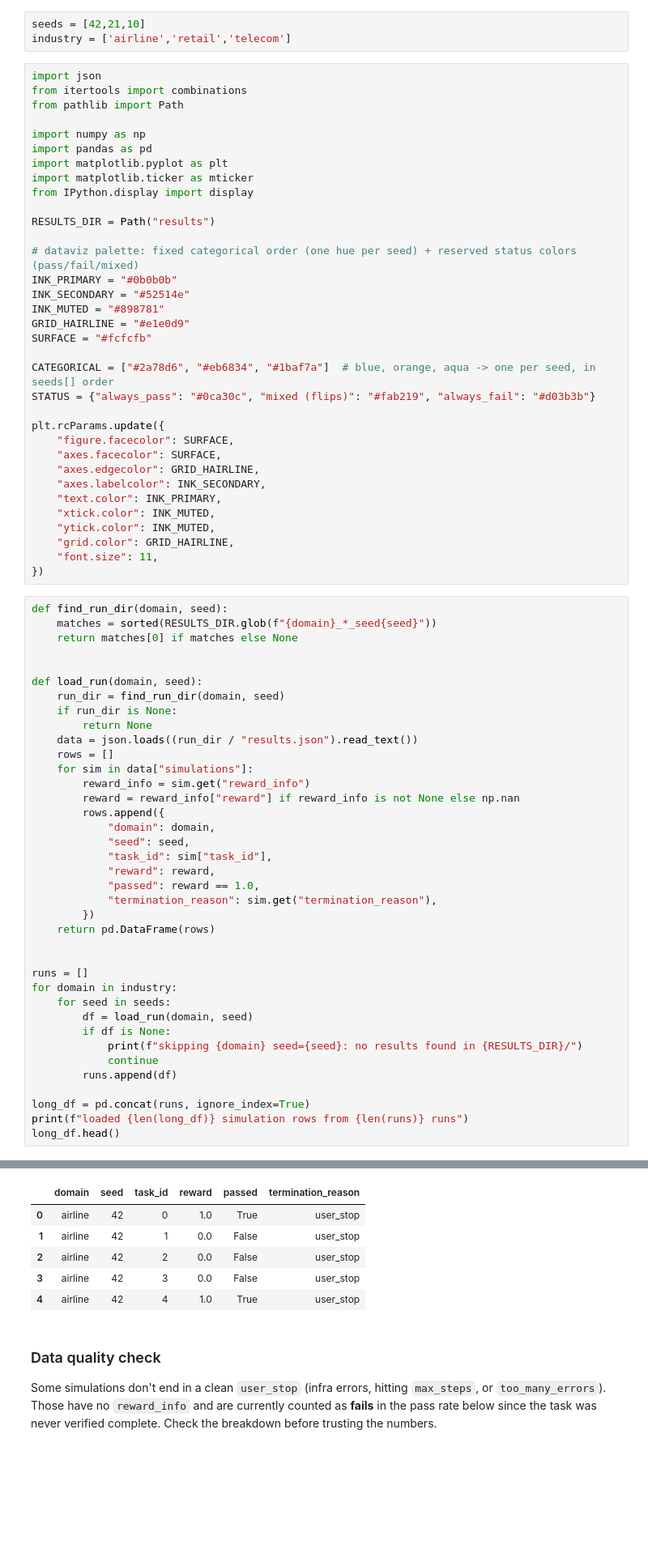
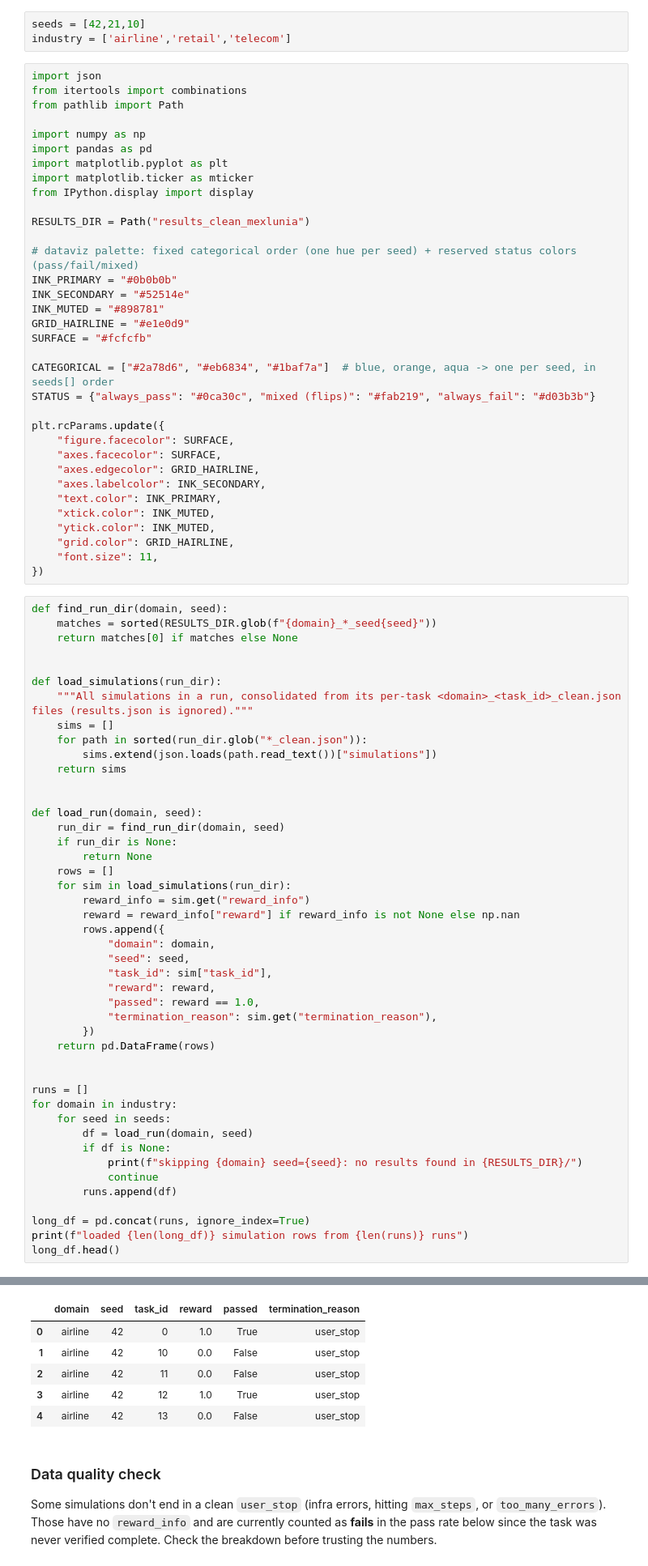
Before and after one commit to Abhimanyu210100/Misinformation-in-Agentic-Systems, a Jupyter notebook: tracker.ipynb, the cells around one changed output, grey strips where cells are left out. Shown at 81% size. Saved outputs shown, nothing was run; the diff lists cells and outputs as text; blank space fills up the shorter version.

```diff
--- a/tracker.ipynb
+++ b/tracker.ipynb
@@ -12,7 +12,7 @@ import matplotlib.pyplot as plt
 import matplotlib.ticker as mticker
 from IPython.display import display
 
-RESULTS_DIR = Path("results")
+RESULTS_DIR = Path("results_clean_mexlunia")
 
 # dataviz palette: fixed categorical order (one hue per seed) + reserved status colors (pass/fail/mixed)
 INK_PRIMARY = "#0b0b0b"
@@ -41,13 +41,20 @@ def find_run_dir(domain, seed):
     return matches[0] if matches else None
 
 
+def load_simulations(run_dir):
+    """All simulations in a run, consolidated from its per-task <domain>_<task_id>_clean.json files (results.json is ignored)."""
+    sims = []
+    for path in sorted(run_dir.glob("*_clean.json")):
+        sims.extend(json.loads(path.read_text())["simulations"])
+    return sims
+
+
 def load_run(domain, seed):
     run_dir = find_run_dir(domain, seed)
     if run_dir is None:
         return None
-    data = json.loads((run_dir / "results.json").read_text())
     rows = []
-    for sim in data["simulations"]:
+    for sim in load_simulations(run_dir):
         reward_info = sim.get("reward_info")
         reward = reward_info["reward"] if reward_info is not None else np.nan
         rows.append({
@@ -82,9 +91,9 @@ loaded 378 simulation rows from 5 runs
 |  | domain | seed | task_id | reward | passed | termination_reason |
 | 0 | airline | 42 | 0 | 1.0 | True | user_stop |
-| 1 | airline | 42 | 1 | 0.0 | False | user_stop |
-| 2 | airline | 42 | 2 | 0.0 | False | user_stop |
-| 3 | airline | 42 | 3 | 0.0 | False | user_stop |
-| 4 | airline | 42 | 4 | 1.0 | True | user_stop |
+| 1 | airline | 42 | 10 | 0.0 | False | user_stop |
+| 2 | airline | 42 | 11 | 0.0 | False | user_stop |
+| 3 | airline | 42 | 12 | 1.0 | True | user_stop |
+| 4 | airline | 42 | 13 | 0.0 | False | user_stop |
 # %% [markdown]
 ### Data quality check
 
```
Also changed, not shown: parts of 9 cells of this notebook, 2 other files.
